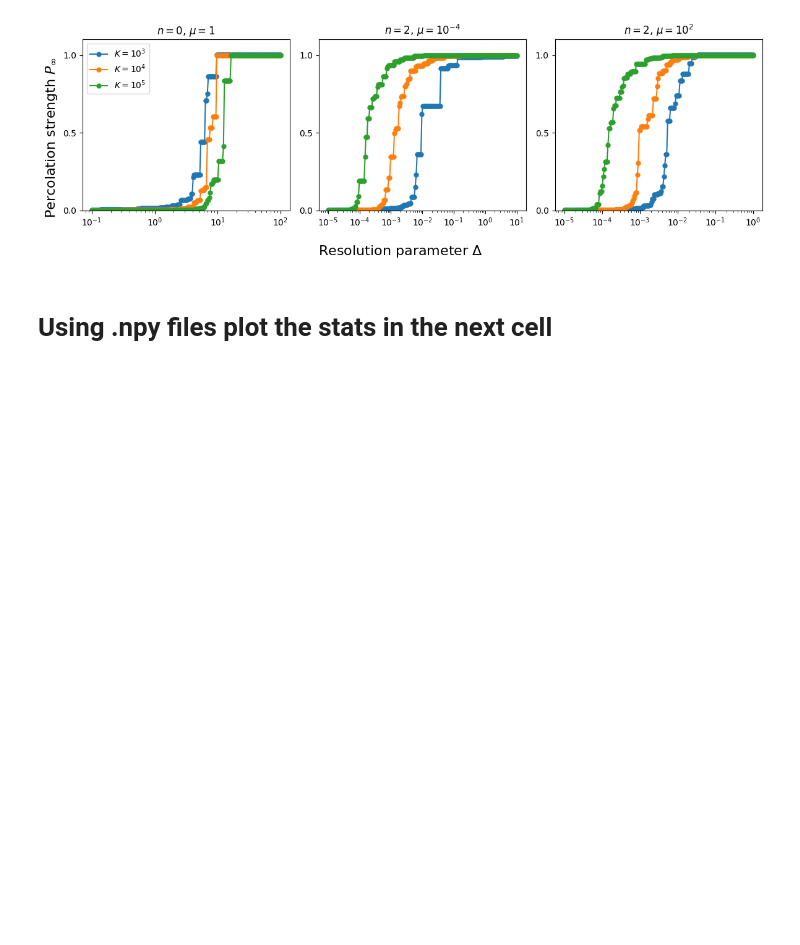
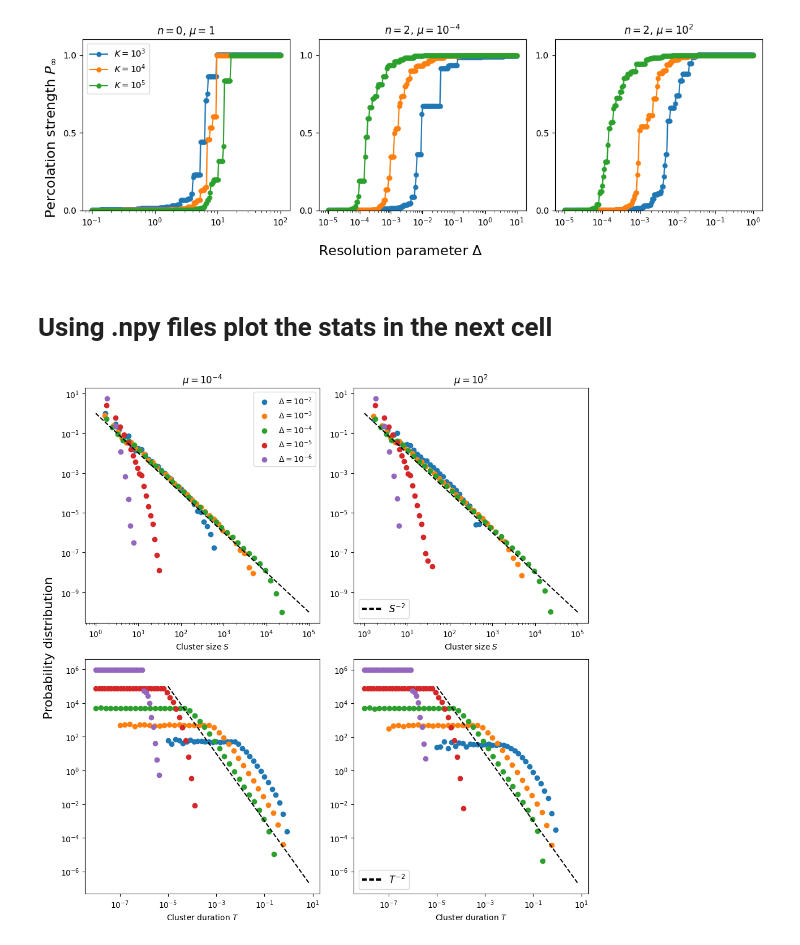
Before and after one commit to RivasAntonio/TFM, a Jupyter notebook: Códigos/Hawkes/Figures_n=2.ipynb, the cells around one changed output. Cells and saved outputs as stored; diff of their text form; code cells hidden in the pictures; blank space fills up the shorter version.

```diff
--- a/Códigos/Hawkes/Figures_n=2.ipynb
+++ b/Códigos/Hawkes/Figures_n=2.ipynb
@@ -96,3 +98,69 @@ fig.tight_layout()
 [figure]
 # %% [markdown]
 # Using .npy files plot the stats in the next cell
+# %%
+clusters_sizes_mu1 = [np.load(f'./data/cluster_sizes_delta={delta:.1E}_R=1000_mu=1.0E-04.npy') for delta in [1.0E-02, 1.0E-03, 1.0E-04, 1.0E-05, 1.0E-06]]
+clusters_sizes_mu2 = [np.load(f'./data/cluster_sizes_delta={delta:.1E}_R=1000_mu=1.0E+02.npy') for delta in [1.0E-02, 1.0E-03, 1.0E-04, 1.0E-05, 1.0E-06]]
+clusters_times_mu1 = [np.load(f'./data/cluster_times_delta={delta:.1E}_R=1000_mu=1.0E-04.npy') for delta in [1.0E-02, 1.0E-03, 1.0E-04, 1.0E-05, 1.0E-06]]
+clusters_times_mu2 = [np.load(f'./data/cluster_times_delta={delta:.1E}_R=1000_mu=1.0E+02.npy') for delta in [1.0E-02, 1.0E-03, 1.0E-04, 1.0E-05, 1.0E-06]]
+# %%
+sbins = [np.logspace(0, 3, num = 40, base = 10),
+         np.logspace(0, 4, num = 40, base = 10),
+         np.logspace(0, 5, num = 40, base = 10),
+         np.logspace(0, 2, num = 40, base = 10),
+         np.logspace(0, 1.5, num = 40, base = 10)]
+tbins = [np.logspace(-5, 1, num = 40, base = 10),
+         np.logspace(-7, 1, num = 40, base = 10),
+         np.logspace(-8, 0, num = 40, base = 10),
+         np.logspace(-8, -3, num = 40, base = 10),
+         np.logspace(-8, -5, num = 40, base = 10)]
+shist_mu1 = [np.histogram(s, bins=sbins[i])[0] for i, s in enumerate(clusters_sizes_mu1)]
+shist_mu2 = [np.histogram(s, bins=sbins[i])[0] for i, s in enumerate(clusters_sizes_mu2)]
+thist_mu1 = [np.histogram(t, bins=tbins[i])[0] for i, t in enumerate(clusters_times_mu1)]
+thist_mu2 = [np.histogram(t, bins=tbins[i])[0] for i, t in enumerate(clusters_times_mu2)]
+# %%
+shist_mu1 = [np.histogram(s, density= True, bins=sbins[i])[0] for i, s in enumerate(clusters_sizes_mu1)]
+shist_mu2 = [np.histogram(s, density= True, bins=sbins[i])[0] for i, s in enumerate(clusters_sizes_mu2)]
+thist_mu1 = [np.histogram(t, density= True, bins=tbins[i])[0] for i, t in enumerate(clusters_times_mu1)]
+thist_mu2 = [np.histogram(t, density= True, bins=tbins[i])[0] for i, t in enumerate(clusters_times_mu2)]
+
+labels = ['10^{-2}', '10^{-3}', '10^{-4}', '10^{-5}', '10^{-6}']
+fig, axes = plt.subplots(2, 2, figsize=(10, 10))
+
+fig.axes[0].set_title('$\mu=10^{-4}$')
+fig.axes[1].set_title('$\mu=10^{2}$')
+
+
+for i in range(5):
+    fig.axes[0].scatter(sbins[i][:-1], shist_mu1[i], label=f'$\Delta={labels[i]}$')
+    fig.axes[1].scatter(sbins[i][:-1], shist_mu2[i], label=f'$\Delta={labels[i]}$')
+    fig.axes[2].scatter(tbins[i][:-1], thist_mu1[i], label=f'$\Delta={labels[i]}$')
+    fig.axes[3].scatter(tbins[i][:-1], thist_mu2[i], label=f'$\Delta={labels[i]}$')
+
+for i in range(4):
+    fig.axes[i].set_xscale('log')
+    fig.axes[i].set_yscale('log')
+
+fig.supylabel('Probability distribution', fontsize=16)
+fig.axes[0].set_xlabel('Cluster size $S$')
+fig.axes[1].set_xlabel('Cluster size $S$')
+fig.axes[2].set_xlabel('Cluster duration $T$')
+fig.axes[3].set_xlabel('Cluster duration $T$')
+fig.axes[0].legend()
+
+s_bins = np.logspace(0, 5, num = 100, base = 10)
+y_s = s_bins**(-2)
+y_t = tbins[0][:-1]**(-2) * 10**-5
+
+fig.axes[0].plot(s_bins, y_s, color='black', linestyle='--')
+fig.axes[1].plot(s_bins, y_s, color='black', linestyle='--')
+fig.axes[2].plot(tbins[0][:-1], y_t, color='black', linestyle='--')
+fig.axes[3].plot(tbins[0][:-1], y_t, color='black', linestyle='--')
+
+
+fig.axes[3].legend(handles = [Line2D([0], [0], dashes=[2, 1], color='black', linewidth=3, linestyle='--')], labels=['$T^{-2}$'], loc = 'lower left', fontsize = 12)
+fig.axes[1].legend(handles = [Line2D([0], [0], dashes=[2, 1], color='black', linewidth=3, linestyle='--')], labels=['$S^{-2}$'], loc = 'lower left', fontsize = 12)
+
+fig.tight_layout()
+# %% [output]
+[figure, added]
```
Also changed, not shown: parts of 1 cell of this notebook, 5 other files.
